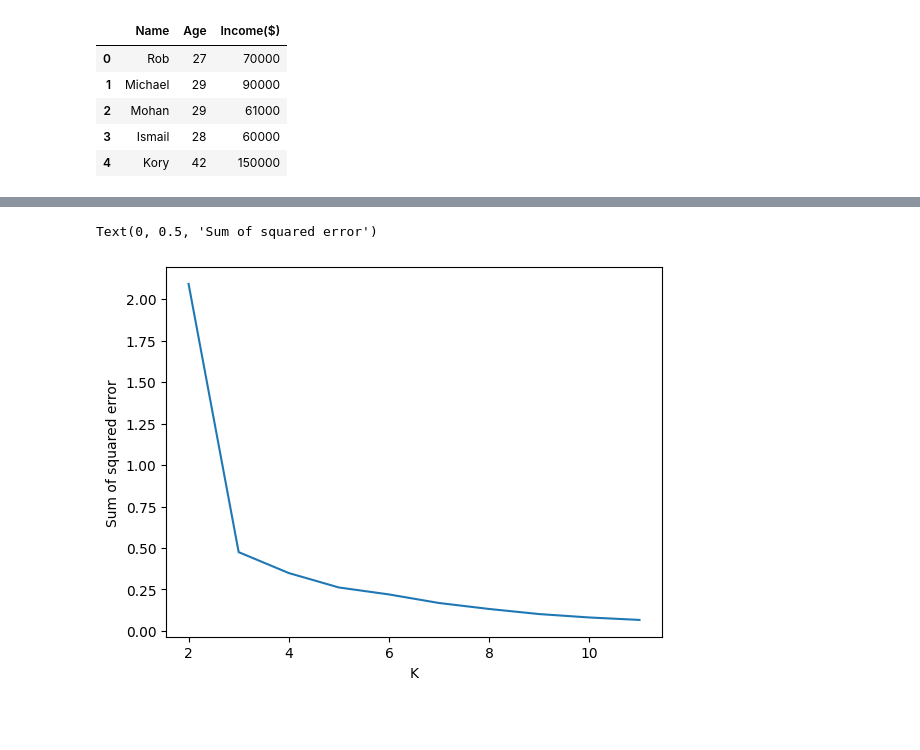
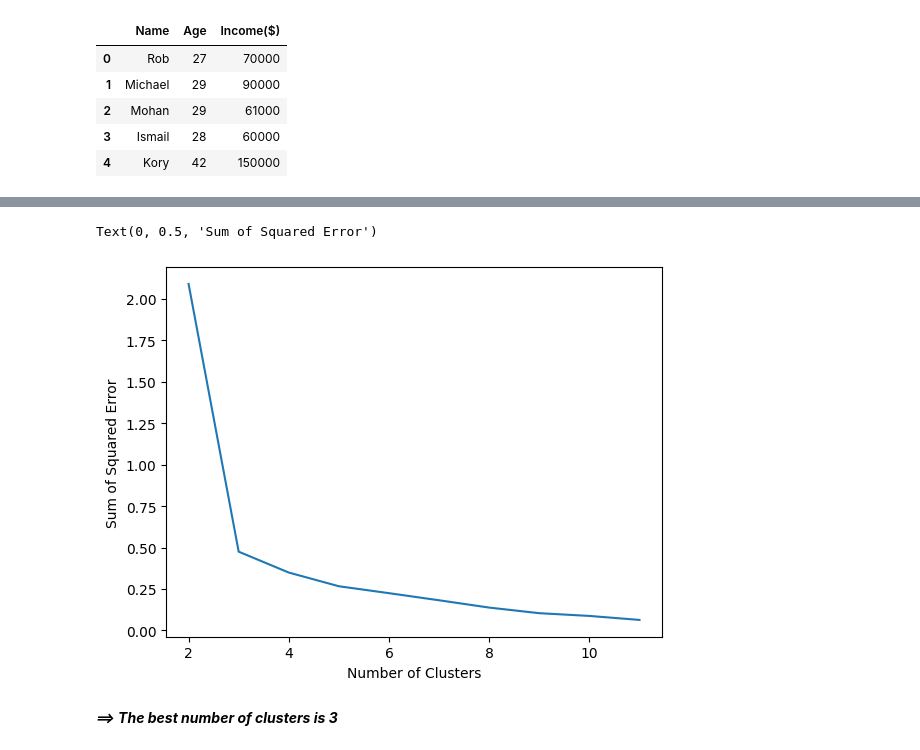
Before and after one commit to manhtdxxx/learn-ML, a Jupyter notebook: 02 - Machine Learning/09. K-means Clustering.ipynb, the cells around one changed output, grey strips where cells are left out. Saved outputs shown, nothing was run; the diff lists cells and outputs as text; code cells hidden in the pictures; blank space fills up the shorter version.

```diff
--- a/02 - Machine Learning/09. K-means Clustering.ipynb
+++ b/02 - Machine Learning/09. K-means Clustering.ipynb
@@ -24,7 +28,5 @@ df.head()
 # %%
-df1 = df.copy()
+scaler_mm = MinMaxScaler()
 
-mms = MinMaxScaler()
-df1['Income($)'] = mms.fit_transform(df1[['Income($)']])
-df1['Age'] = mms.fit_transform(df1[['Age']])
-df1.head()
+df_normalized['Income($)'] = scaler_mm.fit_transform(df_normalized[['Income($)']])
+df_normalized['Age'] = scaler_mm.fit_transform(df_normalized[['Age']])
@@ -86,0 +57,8 @@ sub2.scatter(df2.Age,df['Income($)'])
+# %%
+km_nor = KMeans(n_clusters=3)
+
+cluster_nor = km_nor.fit_predict(df_normalized[['Age','Income($)']])
+
+centroid_nor = km_nor.cluster_centers_
+
+centroid_nor, cluster_nor
@@ -114,5 +85,5 @@ print(km2.cluster_centers_)
 # %%
-# GÁN KẾT QUẢ VÀO DF
+# Add a column to DF
 df['cluster'] = cluster
-df1['cluster'] = cluster1
-df2['cluster'] = cluster2
+df_normalized['cluster'] = cluster_nor
+df_standardized['cluster'] = cluster_std
@@ -177,8 +119,7 @@ sub2.scatter(km2.cluster_centers_[:,0],km2.cluster_centers_[:,1],color='olive',m
 # %%
-sse = [] # sum of squared error
-k_rng = range(2,12)
-for k in k_rng:
-    km = KMeans(n_clusters=k)
-    km.fit_predict(df1[['Age','Income($)']])
-    sse.append(km.inertia_) # inertia_ is sum of squared error
-sse
+variances = []  # sum of squared error
+n_clusters = range(2,12)
+for i in n_clusters:
+    km = KMeans(n_clusters=i)
+    km.fit(df_normalized[['Age','Income($)']])
+    variances.append(km.inertia_)  # inertia_ is sum of squared error
@@ -196,7 +126,9 @@ sse
 # %%
-plt.plot(k_rng,sse)
-plt.xlabel('K')
-plt.ylabel('Sum of squared error')
+plt.plot(n_clusters, variances)
+plt.xlabel('Number of Clusters')
+plt.ylabel('Sum of Squared Error')
 # %% [output]
-Text(0, 0.5, 'Sum of squared error')
+Text(0, 0.5, 'Sum of Squared Error')
-[figure, old version]
+[figure, new version]
+# %% [markdown]
+***==> The best number of clusters is 3***
```
Also changed, not shown: parts of 22 cells of this notebook, 11 other files.
